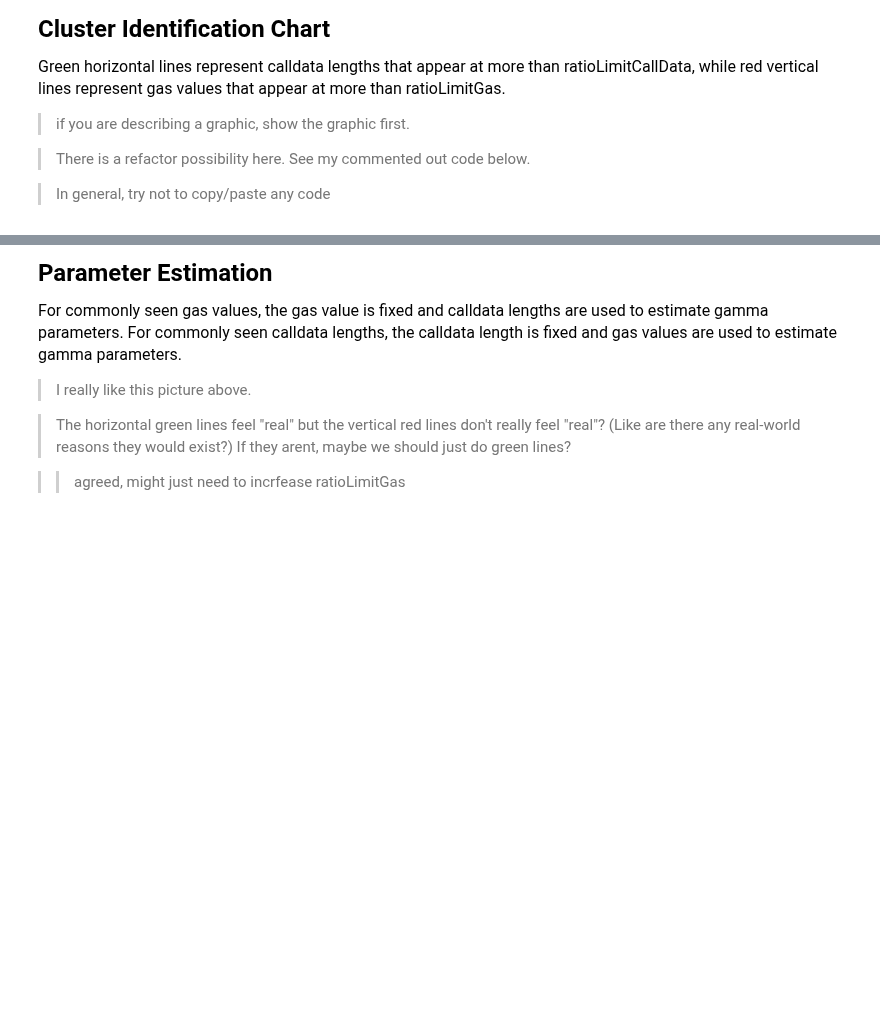
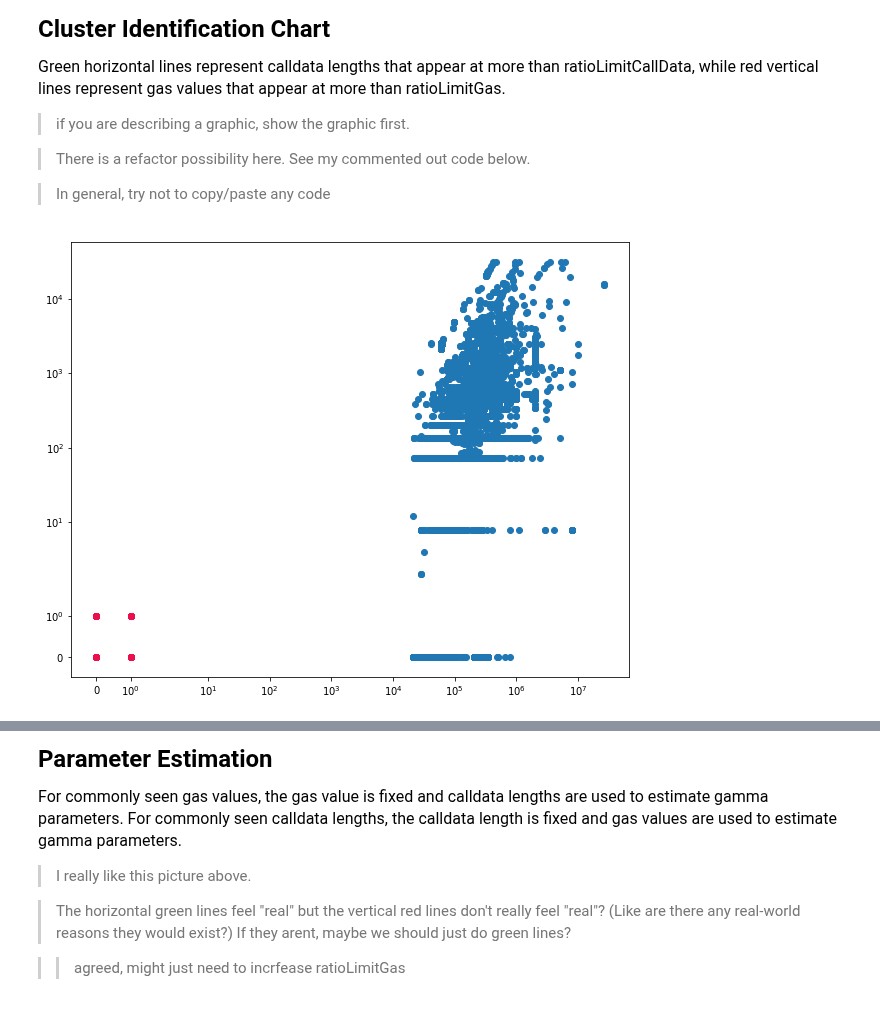
Before and after one commit to teohyikhaw/camcos, a Jupyter notebook: simulations/notebooks/meip-1559_Joint_Distribution_Fitting.ipynb, the cells around one changed output, grey strips where cells are left out. Drawn from its saved outputs; the diff is of its cells as text; code cells hidden in the pictures; blank space fills up the shorter version.

```diff
--- a/simulations/notebooks/meip-1559_Joint_Distribution_Fitting.ipynb
+++ b/simulations/notebooks/meip-1559_Joint_Distribution_Fitting.ipynb
@@ -191,6 +209,47 @@ specialGeneration=tempDf.merge(commonDFRemainingCallData, how='outer', on=['Call
 
 
 > In general, try not to copy/paste any code
+# %%
+def make_colors(seed_mult,numColors):
+    colors = []
+    for i in range(numColors):
+        random.seed(seed_mult*i)
+        colors.append('#%06X' % randint(0, 0xFFFFFF))
+    return colors
+
+colorsCD = make_colors(22,(np.sum(specialGeneration.Type=='CDDistribution')))
+colorsGas = make_colors(8,np.sum(specialGeneration.Type=='GasDistribution'))
+colorsPoint = make_colors(3,np.sum(specialGeneration.Type=='Point'))
+
+
+#def make_graph(data_source, name, colors):
+#    count=0
+#    for i in data_source:
+#        ax.scatter(df[df[name]]) ... = ... color=colors[count]
+ #   return count
+
+#ss = make_graph(commonCallData, 'TxCallData', colors)
+#sss = make_graph(commonGas, 'TxGas', colors2)
+# %%
+fig, ax = plt.subplots(figsize=(10,8))
+ax.scatter(df['TxGas'],df['TxCallData']) #plot all points and then print over them with different colors by distr type below
+
+for i in range(len(specialGeneration)):
+    if specialGeneration.Type[i]=='Point':
+        for j in range(len(colorsPoint)):
+            ax.set_xscale('symlog')
+            ax.set_yscale('symlog')
+            ax.scatter(df['TxGas']==specialGeneration['Gas Value'][i],df['TxCallData']==specialGeneration['Calldata Length'][i],color=colorsPoint[j])
+
+    if specialGeneration.Type[i]=='CDDistribution':
+        ax.set_xscale('symlog')
+        ax.set_yscale('symlog')
+
+    if specialGeneration.Type[i]=='GasDistribution':
+        ax.set_xscale('symlog')
+        ax.set_yscale('symlog')
+# %% [output]
+[figure, added]
 # %%
 #Create plots of CD vs Gas
 fig, ax = plt.subplots(figsize=(10,8))
```
Also changed, not shown: parts of 8 cells of this notebook, 4 other files.
